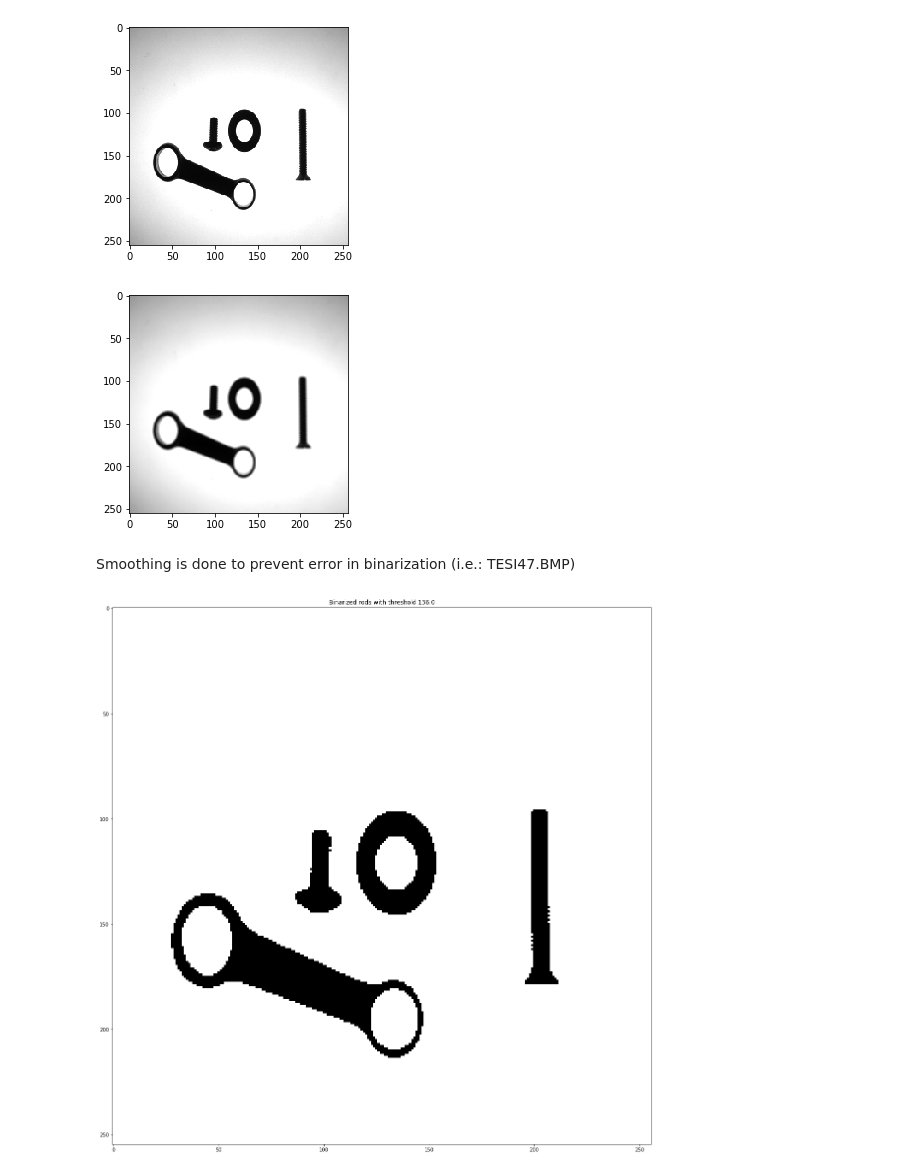
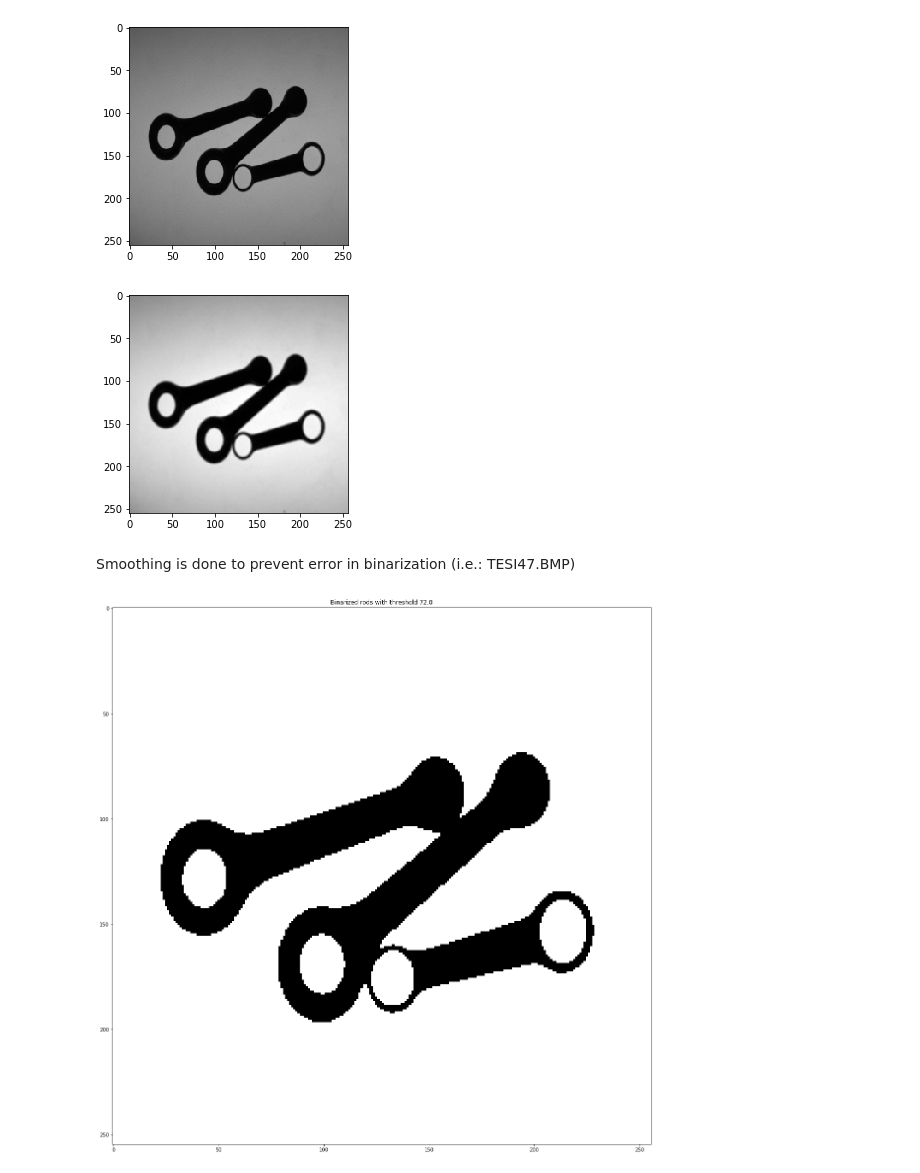
Before and after one commit to ggattoni/RodsInspection, a Jupyter notebook: Rods.ipynb, the cells around one changed output. Saved outputs shown, nothing was run; the diff lists cells and outputs as text; code cells hidden in the pictures.

```diff
--- a/Rods.ipynb
+++ b/Rods.ipynb
@@ -8,9 +6,9 @@ from scipy.spatial.distance import euclidean
 # %%
-img = cv2.imread('images/TESI49.BMP')
+img = cv2.imread('images/TESI51.BMP')
 imgGray = cv2.cvtColor(img, cv2.COLOR_BGR2GRAY)
 plt.imshow(img, cmap='gray');
 # %% [output]
-[figure, old version]
+[figure, new version]
 # %%
 # Blur the image to threshold the image more easily
 
@@ -19,7 +17,7 @@ smoothedImg = cv2.blur(imgGray, (3, 3))
 # smoothedImg = cv2.GaussianBlur(img, (7, 7), 0)
 plt.imshow(smoothedImg, cmap='gray');
 # %% [output]
-[figure, old version]
+[figure, new version]
 # %% [markdown]
 Smoothing is done to prevent error in binarization (i.e.: TESI47.BMP)
 # %%
@@ -30,7 +28,7 @@ plt.figure(figsize=(20, 20))
 plt.title('Binarized rods with threshold ' + str(threshold))
 plt.imshow(threshImg, cmap='gray');
 # %% [output]
-[figure, old version]
+[figure, new version]
 # %%
 _, contours, hierarchy = cv2.findContours(threshImg, cv2.RETR_TREE, cv2.CHAIN_APPROX_SIMPLE)
 contoursImg = img.copy()
```
Also changed, not shown: parts of 14 cells of this notebook.
